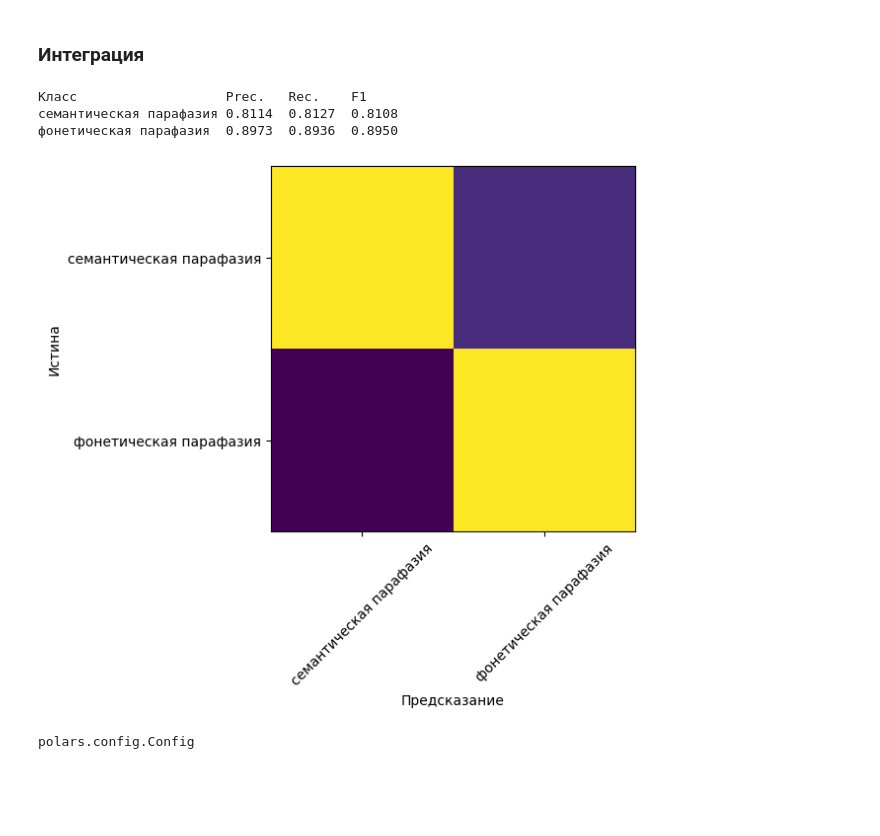
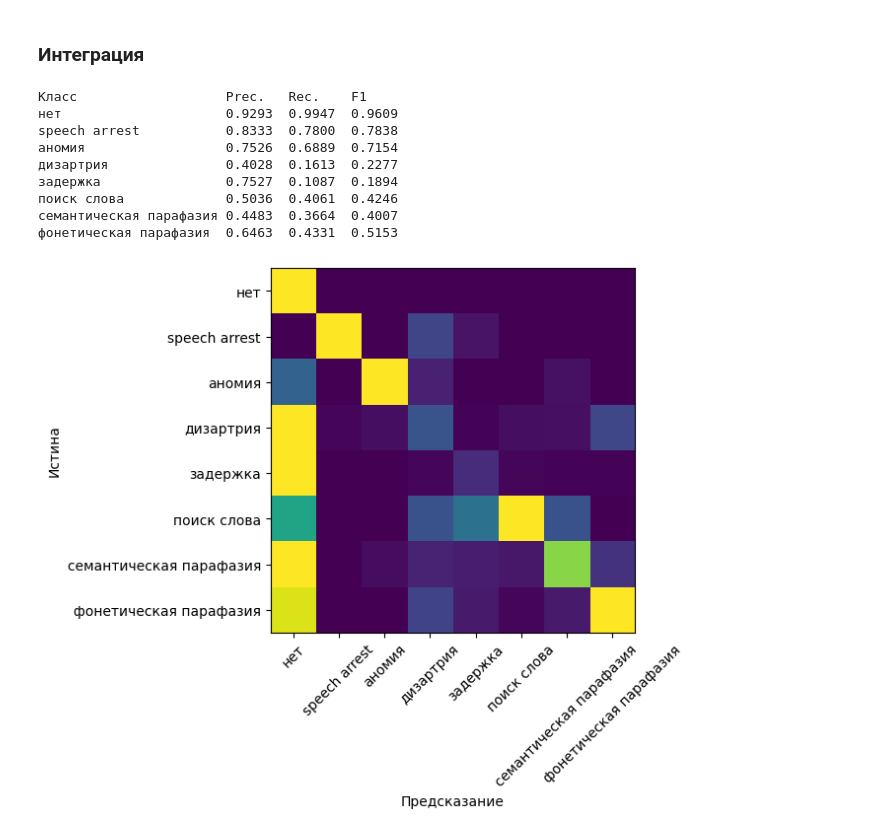
Before and after one commit to vmgorelikov/Automated-Classification-of-Language-Eloquent-Areas-in-Neurotypical-Individuals, a Jupyter notebook: notebooks/feature_extraction.ipynb, the cells around one changed output. Drawn from its saved outputs; the diff is of its cells as text; code cells hidden in the pictures; blank space fills up the shorter version.

```diff
--- a/notebooks/feature_extraction.ipynb
+++ b/notebooks/feature_extraction.ipynb
@@ -1819,7 +1844,8 @@ class FeatureExtractor(BaseEstimator, TransformerMixin):
                     .str.replace_all(r'[^а-яё ]', '')\
                     .str.replace_many(self.stop_words,
                                       self._stop_words_replacements)\
-                    .str.replace_all(r'\s+', ' '),
+                    .str.replace_all(r'\s+', ' ')\
+                    .str.replace_all('ё', 'е'),
                 pl.col('Response_transcription_annot').fill_null('')
             )
 
@@ -2035,9 +2061,9 @@ class FeatureExtractor(BaseEstimator, TransformerMixin):
         # это остаток предыдущего, проблемного решения; но может такое
         # разбиение логики на две функции всё ещё полезно
         result = pl.DataFrame()
-        ids = X['id']
-        responses = X['Response_annot']
-        for id, response in tqdm(zip(ids, responses)):
+        for id, response in tqdm(
+                                X[['id', 'Response_annot']].iter_rows()
+                                ):
             visitor = self._KMaxVisitor(id, self.ruwordnet_n_candidates)
             rx.bfs_search(self.ruwordnet_graph, [id], visitor)
             # найденным кандидатам сопоставляются строки со словами в
@@ -2062,6 +2088,7 @@ class FeatureExtractor(BaseEstimator, TransformerMixin):
                             ).squeeze()))\
                 .sort('levenshtein_distance')\
                 .unique(subset='id', keep='first', maintain_order=True)
+
             candidates = candidates\
                 .head(self.ruwordnet_n_best)\
                 .drop('id', 'word')\
@@ -2097,9 +2124,14 @@ class FeatureExtractor(BaseEstimator, TransformerMixin):
                 left_on='Stimulus', right_on='word', how='left'
             )
 
-        X = pl.concat([X[['row_index', 'Stimulus']],
-                       self._get_ruwordnet_metrics_II(X)],
-                            how='horizontal')\
+        uniques = X.select(['id', 'Response_annot']).unique()
+        uniques = pl.concat([uniques,
+                            self._get_ruwordnet_metrics_II(uniques)],
+                            how='horizontal')
+
+        X = X[['id', 'row_index', 'Stimulus', 'Response_annot']]\
+            .join(uniques,
+                  on=['id', 'Response_annot'], how='left')\
             .with_columns(pl.min_horizontal(r'^graph_distance_.+$')\
                           .alias('graph_distance_min'))\
             .sort('row_index', 'graph_distance_min')\
@@ -2108,7 +2140,7 @@ class FeatureExtractor(BaseEstimator, TransformerMixin):
                     maintain_order=True)\
             .with_columns(pl.col(r'^levenshtein_distance_.+$') /\
                           pl.col('Stimulus').str.len_chars())\
-            .drop('row_index', 'Stimulus')
+            .drop('row_index', 'Stimulus', 'Response_annot', 'id')
         # print(X.columns)
         return X
 
@@ -2180,9 +2212,9 @@ class FeatureExtractor(BaseEstimator, TransformerMixin):
         ruwordnet_metrics = self._get_ruwordnet_metrics(X)
 
         X = pl.concat([X,
-                # relative_lengths,
-                # normalized_total_editops,
-                # counts,
+                relative_lengths,
+                normalized_total_editops,
+                counts,
                 word_list_metrics,
                 ruwordnet_metrics
                 ],
@@ -2194,27 +2226,29 @@ class FeatureExtractor(BaseEstimator, TransformerMixin):
 # %%
 dataset_0_raw = dataset[[
     'Stimulus',
     'RT_start',
     'Response_annot',
     'Response_transcription_annot',
     'error_type_label'
-    ]].filter(pl.col('error_type_label') > 5)
+    ]] # .filter(pl.col('error_type_label') > 5)
 
 X = dataset_0_raw.drop('error_type_label')
 y = dataset_0_raw['error_type_label']
 
 new_pipeline_3 = Pipeline([
         ('feature_extractor', FeatureExtractor()),
         ('classifier', basic_model)
 ])
 
 _ = evaluate(X, y, new_pipeline_3)
 # %% [output]
 Класс                   Prec.   Rec.    F1
-семантическая парафазия 0.8114  0.8127  0.8108
-фонетическая парафазия  0.8973  0.8936  0.8950
+нет                     0.9293  0.9947  0.9609
+speech arrest           0.8333  0.7800  0.7838
+аномия                  0.7526  0.6889  0.7154
+дизартрия               0.4028  0.1613  0.2277
+задержка                0.7527  0.1087  0.1894
+поиск слова             0.5036  0.4061  0.4246
+семантическая парафазия 0.4483  0.3664  0.4007
+фонетическая парафазия  0.6463  0.4331  0.5153
-[figure, old version]
+[figure, new version]
-# %%
-pl.Config.set_tbl_rows(-1)
-# %% [output]
-polars.config.Config
```
Also changed, not shown: parts of 4 cells of this notebook.
